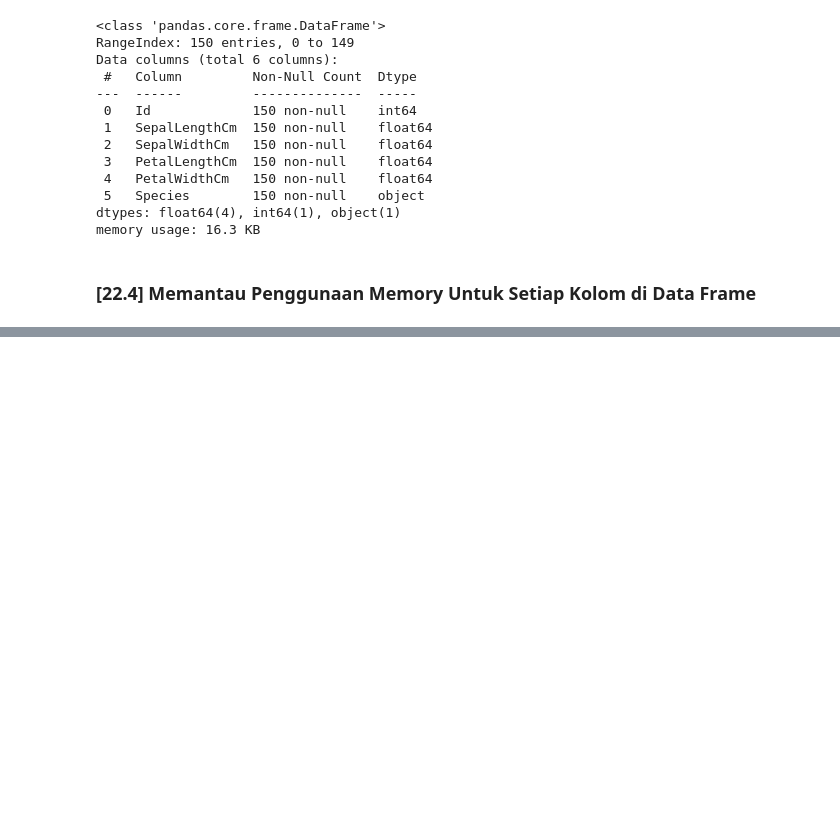
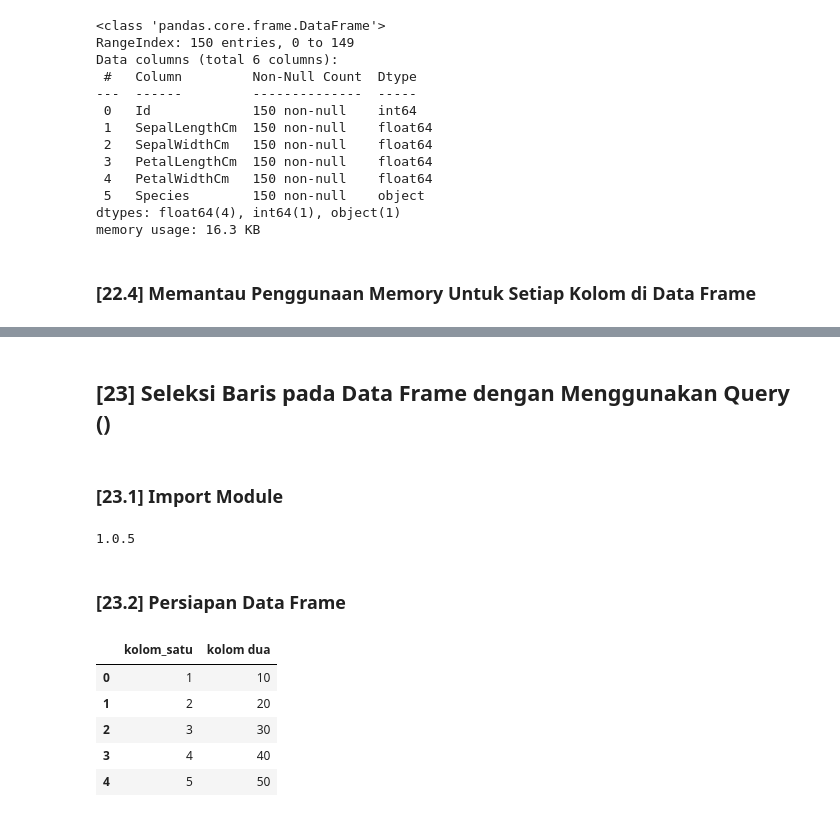
Before and after one commit to meilindazheng/VisualisasiData-Pandas, a Jupyter notebook: Pandas-Week06.ipynb, the cells around one changed output, grey strips where cells are left out. Saved outputs shown, nothing was run; the diff lists cells and outputs as text; code cells hidden in the pictures; blank space fills up the shorter version.

Commit message:
Menambahkan cara menyeleksi baris dengan query ()

```diff
--- a/Pandas-Week06.ipynb
+++ b/Pandas-Week06.ipynb
@@ -156,0 +184,23 @@ memory usage: 16.3 KB
+# %% [markdown]
+## [23] Seleksi Baris pada Data Frame dengan Menggunakan Query ()
+# %% [markdown]
+### [23.1] Import Module
+# %%
+import pandas as pd
+print (pd.__version__)
+# %% [output]
+1.0.5
+# %% [markdown]
+### [23.2] Persiapan Data Frame
+# %%
+d = {'kolom_satu':[1,2,3,4,5],
+    'kolom dua':[10,20,30,40,50]}
+df = pd.DataFrame(d)
+df
+# %% [output]
+|  | kolom_satu | kolom dua |
+| 0 | 1 | 10 |
+| 1 | 2 | 20 |
+| 2 | 3 | 30 |
+| 3 | 4 | 40 |
+| 4 | 5 | 50 |
```
Also changed, not shown: parts of 5 cells of this notebook.
